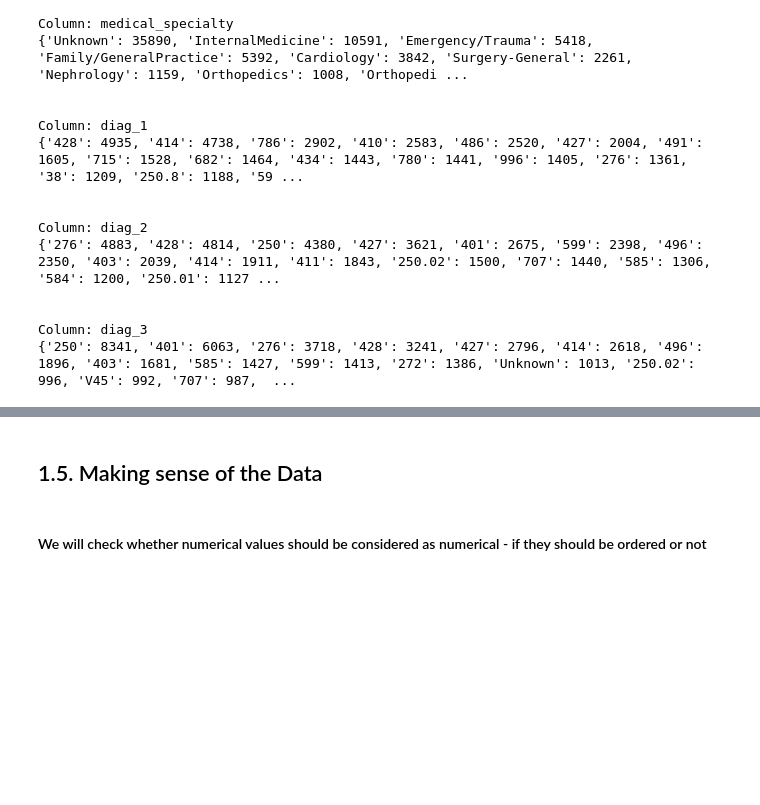
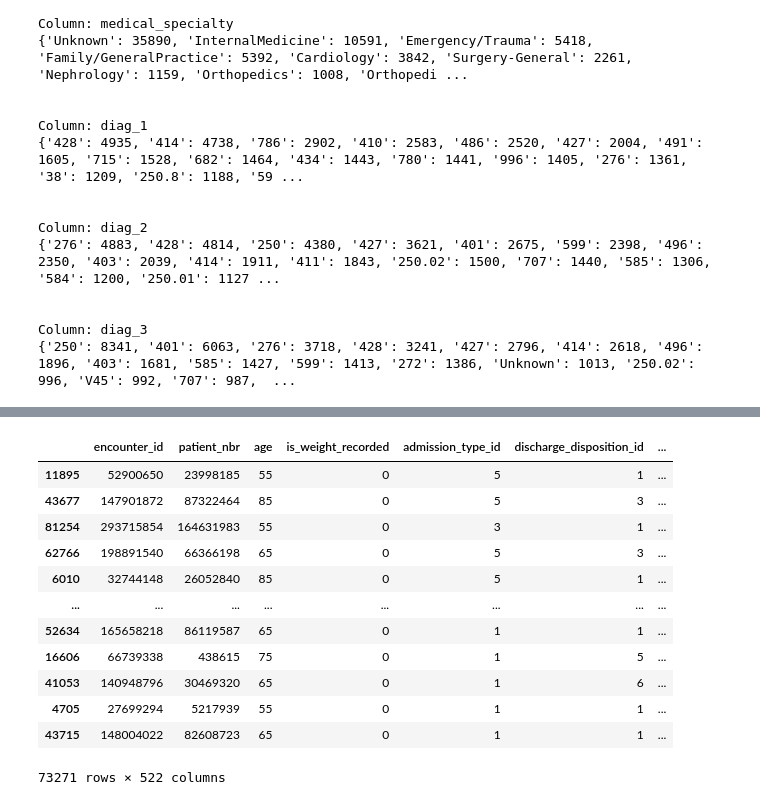
Before and after one commit to levon-d/BENG0095_Coursework, a Jupyter notebook: notebooks/main.ipynb, the cells around one changed output, grey strips where cells are left out. Cells and saved outputs as stored; diff of their text form; code cells hidden in the pictures; blank space fills up the shorter version.

Commit message:
cleaned dataframe - only numerical values

```diff
--- a/notebooks/main.ipynb
+++ b/notebooks/main.ipynb
@@ -256,8 +266,6 @@ def get_top_n_to_cover_required_fraction(series, coverage=0.91):
     top_categories = cumulative_frac[cumulative_frac <= coverage].index.tolist()
 
     return top_categories
-
-
 
 
 for col in train_df.columns:
@@ -275,6 +283,9 @@ for col in train_df.columns:
         if len(top_categories) < train_df[col].nunique():
             train_df[f"{col}_Other"] = (~train_df[col].isin(top_categories)).astype(int)
 
+        # Also dropping the original not-numerical column
+        train_df = train_df.drop(col, axis=1)
+
 # We have to check if "Other" is even needed - can drop it if not
 empty_cols = []
 for col in train_df.columns:
@@ -286,7 +297,3 @@ train_df = train_df.drop(columns=empty_cols)
 # Also moving the target variable to the end for structure
 cols = [col for col in train_df.columns if col != 'readmitted'] + ['readmitted']
 train_df = train_df[cols]
-# %% [markdown]
-## 1.5. Making sense of the Data
-# %% [markdown]
-#### We will check whether numerical values should be considered as numerical - if they should be ordered or not
@@ -300,0 +300,16 @@ train_df["age"] = train_df["age"].apply(lambda x: age_parser(x))
+# %%
+train_df
+# %% [output]
+|  | encounter_id | patient_nbr | age | is_weight_recorded | admission_type_id | discharge_disposition_id | ... |
+| 11895 | 52900650 | 23998185 | 55 | 0 | 5 | 1 | ... |
+| 43677 | 147901872 | 87322464 | 85 | 0 | 5 | 3 | ... |
+| 81254 | 293715854 | 164631983 | 55 | 0 | 3 | 1 | ... |
+| 62766 | 198891540 | 66366198 | 65 | 0 | 5 | 3 | ... |
+| 6010 | 32744148 | 26052840 | 85 | 0 | 5 | 1 | ... |
+| ... | ... | ... | ... | ... | ... | ... | ... |
+| 52634 | 165658218 | 86119587 | 65 | 0 | 1 | 1 | ... |
+| 16606 | 66739338 | 438615 | 75 | 0 | 1 | 5 | ... |
+| 41053 | 140948796 | 30469320 | 65 | 0 | 1 | 6 | ... |
+| 4705 | 27699294 | 5217939 | 55 | 0 | 1 | 1 | ... |
+| 43715 | 148004022 | 82608723 | 65 | 0 | 1 | 1 | ... |
+73271 rows × 522 columns
```
Also changed, not shown: parts of 12 cells of this notebook.
